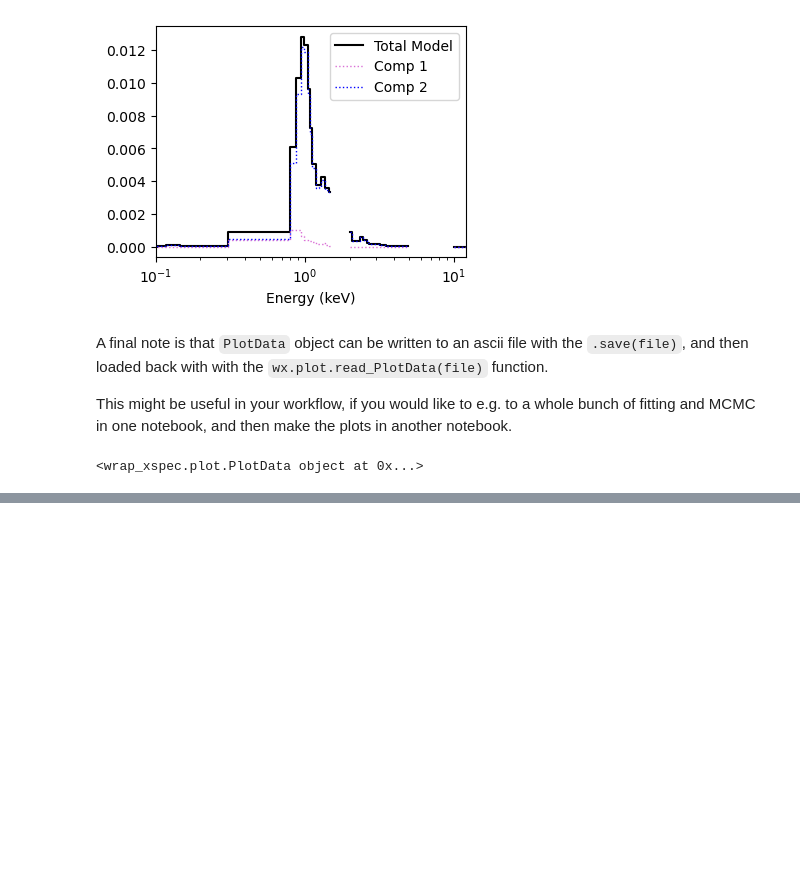
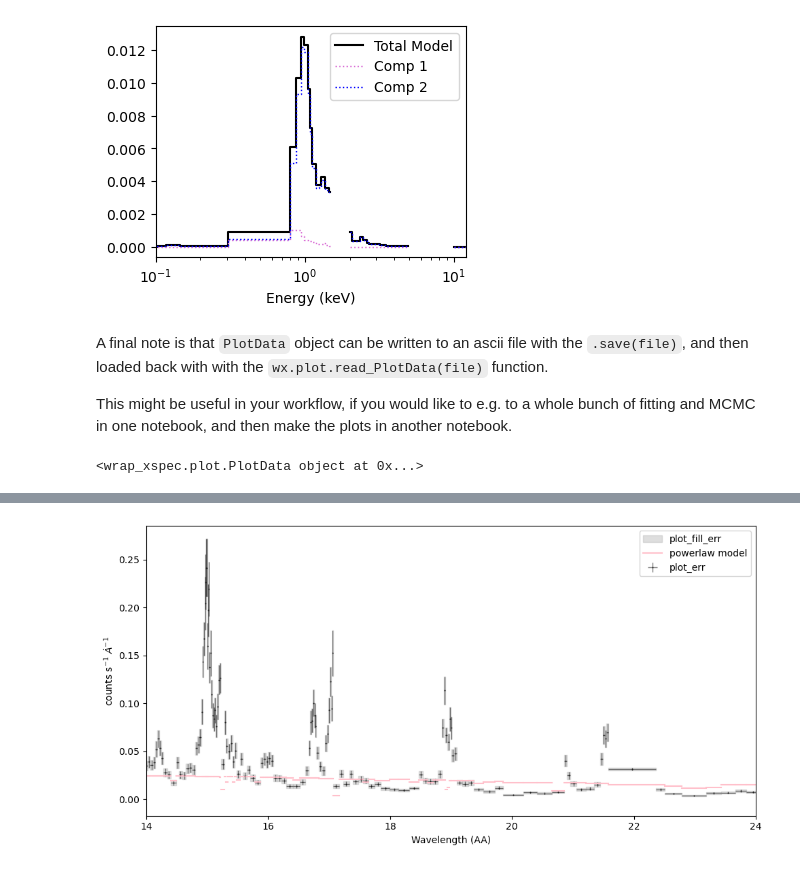
Before and after one commit to veropetit/wrap_xspec, a Jupyter notebook: Tutorials/LoadingPlottingSpectraAndModels.ipynb, the cells around one changed output, grey strips where cells are left out. Saved outputs shown, nothing was run; the diff lists cells and outputs as text; code cells hidden in the pictures; blank space fills up the shorter version.

Commit message:
Update the SpectrumLoader class and tutorials, added test suite.

```diff
--- a/Tutorials/LoadingPlottingSpectraAndModels.ipynb
+++ b/Tutorials/LoadingPlottingSpectraAndModels.ipynb
@@ -7,18 +7,18 @@ Note: in order for this to work, you need to have pyXspec installed on your loca
 # %%
 #------
 # pyXspec import block
-# This is necessary for the pyXspec output to be displayed in a jupyter notebook.
-%load_ext wurlitzer
-import IPython.display
+# This is sometime necessary for the pyXspec output to be displayed in a jupyter notebook.
+
+#%load_ext wurlitzer
+#import IPython.display
 # Note: for this to work with VScode, you need to have initialized
 # heasoft directly in the zshrc (or bashrc) using an alias didn't seem to work.
 # If using a classical jupyter that has been lauched from a terminal in which heasoft
 # was initialized with an alias, then the direct initializing in zshrc is not necessary.
 import xspec
 #------
-#xspec.Xset.allowPrompting = False # keeps pyxspec from hanging, waiting for a response to a prompt
+xspec.Xset.allowPrompting = False # keeps pyxspec from hanging, waiting for a response to a prompt
 
 import wrap_xspec as wx
-
-import os
 import matplotlib.pyplot as plt
+from wurlitzer import pipes
@@ -268,0 +328,17 @@ print(read_plotdata1)
+# %%
+xspec.AllModels.clear()
+
+with pipes() as (stdout, stderr): # Optional: This is to suppress the xspec chatter for each change in parameter.
+    m = xspec.Model("po")
+    m.powerlaw.PhoIndex = 2.0
+    m.powerlaw.norm = 5e-3
+
+m.show()
+
+xspec.Plot.device = "/svg" # setting the native xspec graph to show up
+xspec.Plot.xAxis = "angstrom" # setting the x axis is AA
+xspec.Plot.xLog = False
+xspec.Plot.perHz = False
+xspec.Plot("data") # Make the Plot object to create the data+folded model graph.
+
+xspec.Plot.show() # This will show the status of the Plot object, if needed
@@ -268,0 +376,17 @@ print(read_plotdata1)
+# %%
+plotdata1 = wx.plot.get_SpectrumData(spec1)
+plotmodel1 = wx.plot.get_ModelData(spec1)
+
+fig, ax = plt.subplots(1,1, figsize=(10,5))
+
+ax = plotdata1.plot_err(ax, c='k', ms='1', lw=1, alpha=0.5, label='plot_err')
+ax = plotdata1.plot_fill_err(ax, color='0.75', alpha=0.5, label='plot_fill_err')
+ax = plotmodel1.plot_step(ax, c='pink', label='powerlaw model')
+
+ax.set_xlabel('Wavelength (AA)')
+ax.set_ylabel(xspec.Plot.labels(1)[1])
+ax.set_xlim(14,24)
+ax.legend(loc=0)
+plt.tight_layout()
+# %% [output]
+[figure, added]
```
Also changed, not shown: parts of 12 cells of this notebook, 53 other files.
